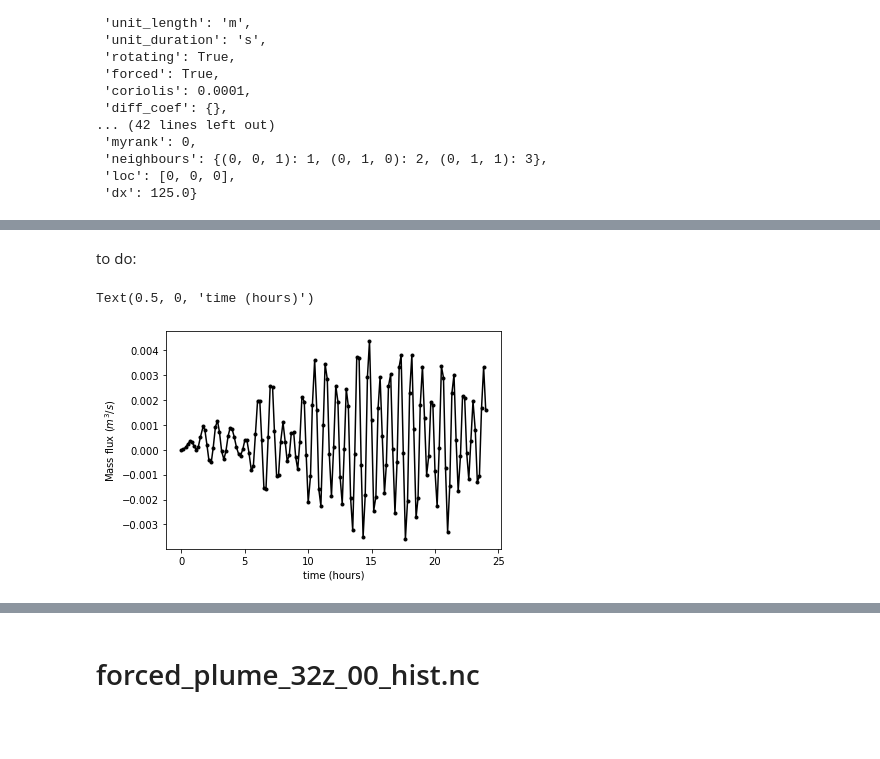
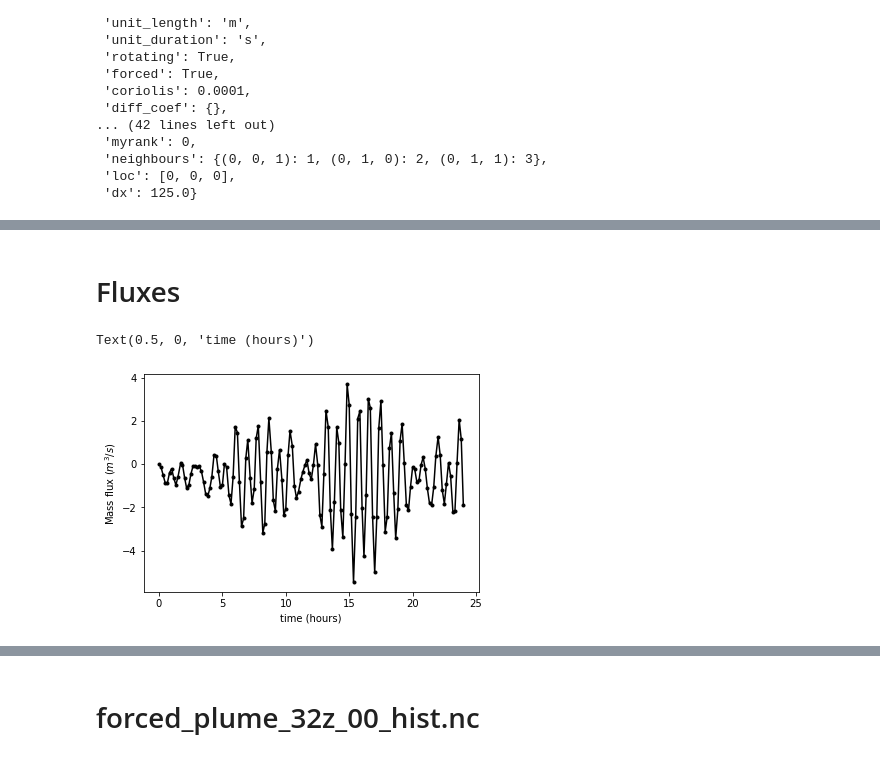
Before and after one commit to cpierard/Nyles, a Jupyter notebook: notebooks/Fluxes.ipynb, the cells around one changed output, grey strips where cells are left out. Cells and saved outputs as stored; diff of their text form; code cells hidden in the pictures; blank space fills up the shorter version.

Commit message:
Finish fluxes method in in diagnostics.py, form notebook Fluxes.ipynb

```diff
--- a/notebooks/Fluxes.ipynb
+++ b/notebooks/Fluxes.ipynb
@@ -76,0 +53,2 @@ w = diagnostics.velocity_interpolation(w, axis=1)
+# %%
+mask_2 = ma.masked_outside(z, 0, 0.90)
@@ -77,43 +70,50 @@ w = diagnostics.velocity_interpolation(w, axis=1)
+# %% [markdown]
+# Fluxes
 # %%
 def Flux(flux):
     if flux == 'mass':
-        var = 1
+        set_integrand = lambda x: x
+
     elif flux == 'momentum':
-        var = exp.read_vars(['w', 'x', 'y'])
+        set_integrand = lambda x: x**2
+
     elif flux == 'buoyancy':
-        var = 'b'
+        b = exp.read_vars('b')['b']
+        set_integrand = lambda x: x*b
 
     npx = exp.params['npx']
     Lx = exp.params['Lx']
     Ly = exp.params['Ly']
     Lz = exp.params['Lz']
-    x0 = Lx/2 # center point in the x domain.
-    y0 = Ly/2 # center point in the y domain.
     nz = exp.params['nz']
 
     dx = Lx/npx
-
     t = exp.read_vars('t')['t']
     n_time = t.shape[0]
-    r_max = 1700 # define this radius from nudging.
+
+    r_max = 0.45 # as in forced_plume_nudging.py
+    z_max = 0.95
 
     flux = np.zeros(n_time)
     aux = np.zeros(nz)
 
-    fields = exp.read_vars(['w', 'x', 'y'])
-    w = diagnostics.velocity_interpolation(fields['w'], axis=1)/dx
+    fields = exp.read_vars(['w', 'x', 'y', 'z'])
+    w = diagnostics.velocity_interpolation(fields['w'], axis=1)
 
-    XX, YY = np.meshgrid(fields['x'], fields['y'])
-    r = np.sqrt((XX - x0)**2 + (YY - y0)**2)
-    mask = ma.masked_outside(r, 0, r_max)
+    XX, YY, ZZ = np.meshgrid(fields['x']/Lx - 0.5,
+                         fields['y']/Ly - 0.5,
+                         fields['z']/Lz)
+
+    r = np.sqrt(XX**2 + YY**2)
+    mask_1 = ma.masked_outside(r, 0, r_max)
+    mask_2 = ma.masked_outside(z, 0, z_max)
+
+    # defining integrand
+    integrand = set_integrand(w)
 
     for t in range(n_time):
-        for z_lvl in range(nz):
-            field_new = ma.masked_array(w[t, z_lvl, :, :], mask.mask)
-            aux[z_lvl] = field_new.sum()
-
-        flux[t] = aux.sum()
+        field_new = ma.masked_array(integrand[t], mask_1.mask)
+        field_new = ma.masked_array(field_new, mask_2.mask)
+        flux[t] = field_new.sum()
 
     return flux
-# %% [markdown]
-to do:
@@ -122,7 +120,8 @@ AA = Flux('')
 # %%
+AA = Flux('mass')
 plt.plot(exp.time/3600, AA, 'k.-')
 plt.ylabel('Mass flux ($m^3/s$)')
 plt.xlabel('time (hours)')
 # %% [output]
 Text(0.5, 0, 'time (hours)')
-[figure, old version]
+[figure, new version]
```
Also changed, not shown: parts of 23 cells of this notebook, 2 other files.
